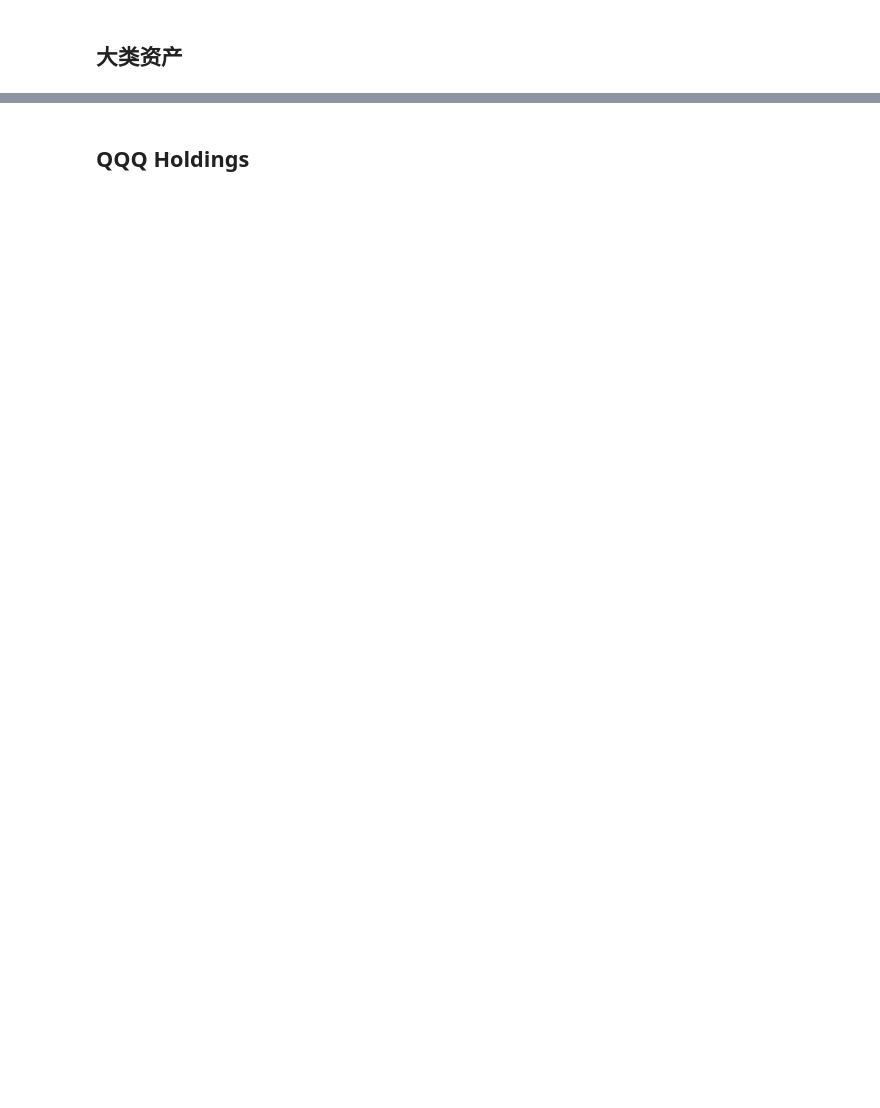
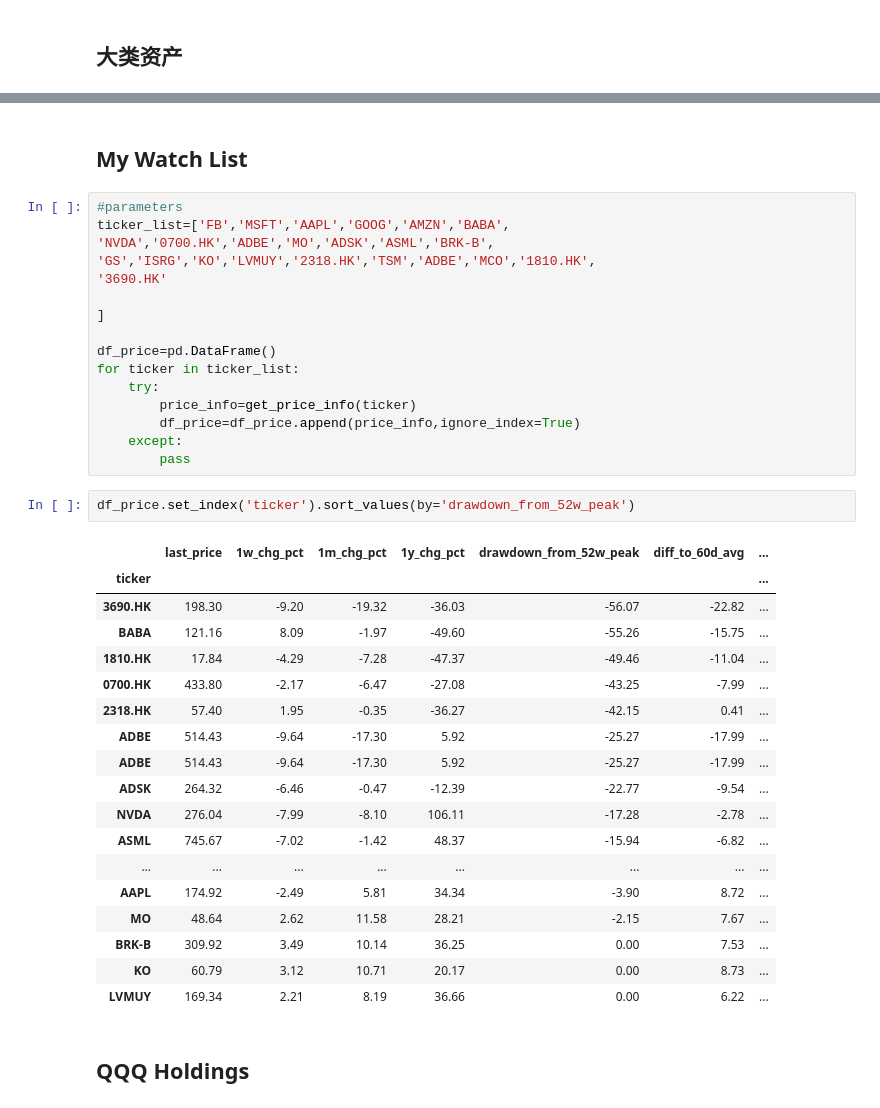
Before and after one commit to koalainfotech/skydog, a Jupyter notebook: notebooks/Price Watch.ipynb, the cells around one changed output, grey strips where cells are left out. Saved outputs shown, nothing was run; the diff lists cells and outputs as text; blank space fills up the shorter version.

```diff
--- a/notebooks/Price Watch.ipynb
+++ b/notebooks/Price Watch.ipynb
@@ -73,3 +65,42 @@ df_price.set_index('ticker').sort_values(by='drawdown_from_52w_peak')
+# %% [markdown]
+## My Watch List
+# %%
+#parameters
+ticker_list=['FB','MSFT','AAPL','GOOG','AMZN','BABA',
+'NVDA','0700.HK','ADBE','MO','ADSK','ASML','BRK-B',
+'GS','ISRG','KO','LVMUY','2318.HK','TSM','ADBE','MCO','1810.HK',
+'3690.HK'
+
+]
+
+df_price=pd.DataFrame()
+for ticker in ticker_list:
+    try:
+        price_info=get_price_info(ticker)
+        df_price=df_price.append(price_info,ignore_index=True)
+    except:
+        pass
+# %%
+df_price.set_index('ticker').sort_values(by='drawdown_from_52w_peak')
+# %% [output]
+|  | last_price | 1w_chg_pct | 1m_chg_pct | 1y_chg_pct | drawdown_from_52w_peak | diff_to_60d_avg | ... |
+| ticker |  |  |  |  |  |  | ... |
+| 3690.HK | 198.30 | -9.20 | -19.32 | -36.03 | -56.07 | -22.82 | ... |
+| BABA | 121.16 | 8.09 | -1.97 | -49.60 | -55.26 | -15.75 | ... |
+| 1810.HK | 17.84 | -4.29 | -7.28 | -47.37 | -49.46 | -11.04 | ... |
+| 0700.HK | 433.80 | -2.17 | -6.47 | -27.08 | -43.25 | -7.99 | ... |
+| 2318.HK | 57.40 | 1.95 | -0.35 | -36.27 | -42.15 | 0.41 | ... |
+| ADBE | 514.43 | -9.64 | -17.30 | 5.92 | -25.27 | -17.99 | ... |
+| ADBE | 514.43 | -9.64 | -17.30 | 5.92 | -25.27 | -17.99 | ... |
+| ADSK | 264.32 | -6.46 | -0.47 | -12.39 | -22.77 | -9.54 | ... |
+| NVDA | 276.04 | -7.99 | -8.10 | 106.11 | -17.28 | -2.78 | ... |
+| ASML | 745.67 | -7.02 | -1.42 | 48.37 | -15.94 | -6.82 | ... |
+| ... | ... | ... | ... | ... | ... | ... | ... |
+| AAPL | 174.92 | -2.49 | 5.81 | 34.34 | -3.90 | 8.72 | ... |
+| MO | 48.64 | 2.62 | 11.58 | 28.21 | -2.15 | 7.67 | ... |
+| BRK-B | 309.92 | 3.49 | 10.14 | 36.25 | 0.00 | 7.53 | ... |
+| KO | 60.79 | 3.12 | 10.71 | 20.17 | 0.00 | 8.73 | ... |
+| LVMUY | 169.34 | 2.21 | 8.19 | 36.66 | 0.00 | 6.22 | ... |
 # %% [markdown]
 ## QQQ Holdings
 # %%
```
Also changed, not shown: parts of 6 cells of this notebook, 6 other files.
